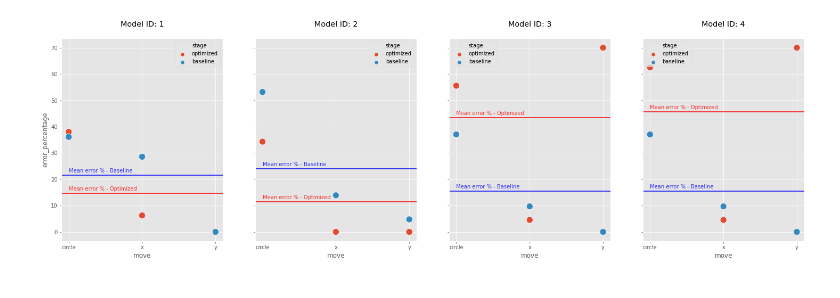
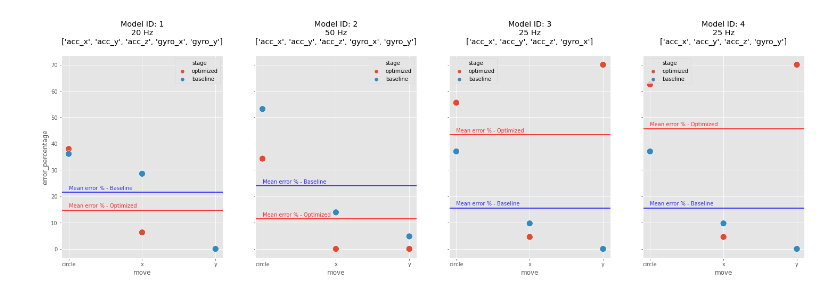
Before and after one commit to tkeyo/tinyml-esp-data, a Jupyter notebook: 6-optimized-model-validation.ipynb, the cells around one changed output. Saved outputs shown, nothing was run; the diff lists cells and outputs as text; code cells hidden in the pictures.

Commit message:
make charts nicer

```diff
--- a/6-optimized-model-validation.ipynb
+++ b/6-optimized-model-validation.ipynb
@@ -115,6 +116,8 @@ def run_validation_optimized(model_setups, dataset_path, dataset, is_plot=False,
                 color = line_color(res)
                 results_for_plot.append((color, st))
 
+        # get move from path
+        move = get_move_from_path(dataset_path)
 
         # Plot signals
         if is_plot:
@@ -126,8 +129,12 @@ def run_validation_optimized(model_setups, dataset_path, dataset, is_plot=False,
 
                 ax[ROW][COL].axvline(x=st_plot+500, ymin=0, ymax=0.4, color=color_plot, alpha=0.4)
 
-        # get move from path
-        move = get_move_from_path(dataset_path)
+            ax[0][0].set_title(f'Optimized / {move}\n')
+            ax[0][1].set_title(f'Baseline / {move}\n')
+            for i in range(int(len(model_setups) / 2)):
+                ax[i][0].set_ylabel('Acceleration [m/s^2]  /  Angular speed [deg/s]')
+
+
 
         error_percentage = calculate_error(inf_results, move)
         validation_results.append(
@@ -148,6 +155,6 @@ def run_validation_optimized(model_setups, dataset_path, dataset, is_plot=False,
 
     return validation_results
 # %%
-results_circle = run_validation_optimized(model_setups, 'data/validation/move_circle_20210522_1.csv', 'base', False, False)
-results_x = run_validation_optimized(model_setups, 'data/validation/move_x_20210522_1.csv', 'base', False, False)
-results_y = run_validation_optimized(model_setups, 'data/validation/move_y_20210522_1.csv', 'base', False, False)
+# results_circle = run_validation_optimized(model_setups, 'data/validation/move_circle_20210522_1.csv', 'base', False, False)
+# results_x = run_validation_optimized(model_setups, 'data/validation/move_x_20210522_1.csv', 'base', False, False)
+results_y = run_validation_optimized(model_setups, 'data/validation/move_y_20210522_1.csv', 'base', True, False)
@@ -191,21 +200,25 @@ results[(results['id'] == 4) & (results['stage'] == 'optimized')]
 # %%
 fig, ax = plt.subplots(ncols=4, sharey=True, sharex=True, figsize=(25,7))
 
 marker_size=150
 
 for i in range(4):
     model_id = i+1
     mean_optimized = results[(results['id'] == model_id) & (results['stage'] == 'optimized')]['error_percentage'].mean()
     mean_baseline = results[(results['id'] == model_id) & (results['stage'] == 'baseline')]['error_percentage'].mean()
 
     sns.scatterplot(data=results[results['id'] == model_id], x='move', y='error_percentage', hue='stage', ax=ax[i], s=marker_size)
     ax[i].text(0, mean_optimized+1, 'Mean error % - Optimized', fontsize=10, ha='left', color='red',alpha=0.8)
     ax[i].text(0, mean_baseline+1, 'Mean error % - Baseline', fontsize=10, ha='left', color='blue',alpha=0.8)
 
     ax[i].axhline(mean_optimized, color='red')
     ax[i].axhline(mean_baseline, color='blue')
-    ax[i].set_title(f'Model ID: {model_id}\n')
+
+    hz = results[(results['id'] == model_id) & (results['stage'] == 'optimized')].iloc[0]['hz']
+    signals = results[(results['id'] == model_id) & (results['stage'] == 'optimized')].iloc[0]['signals']
+
+    ax[i].set_title(f'Model ID: {model_id}\n{hz} Hz\n{signals}\n')
 # %% [output]
-[figure, old version]
+[figure, new version]
 # %%
 model_setup_single = [
```
Also changed, not shown: parts of 9 cells of this notebook, 5 other files.
